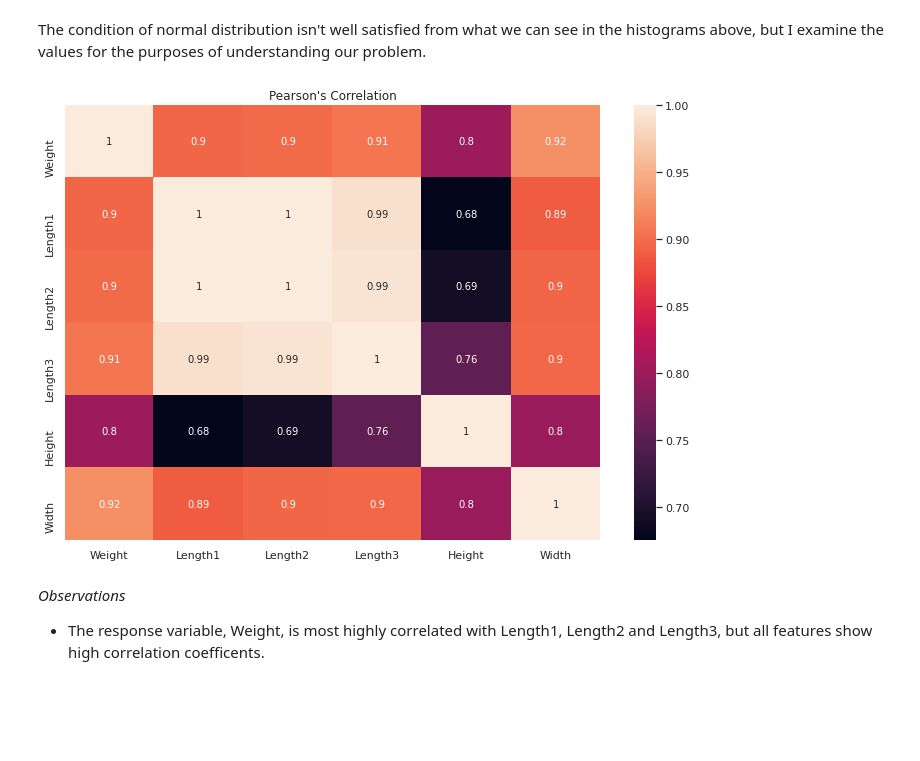
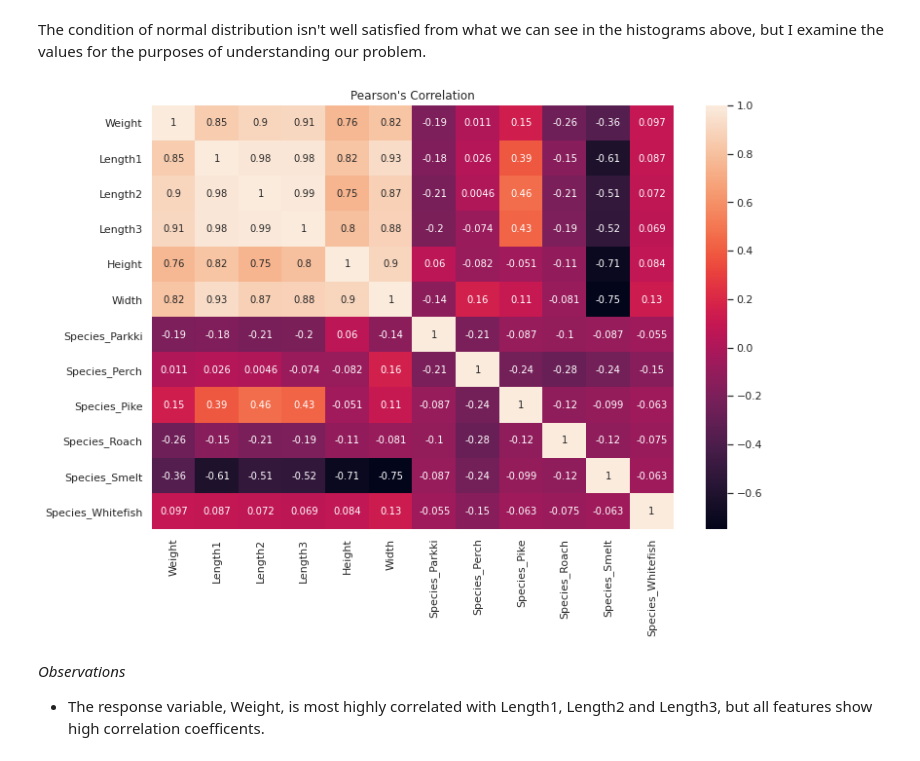
Before and after one commit to aedenj/machine-learning-explorations, a Jupyter notebook: fish-market-species/model.ipynb, the cells around one changed output. Saved outputs shown, nothing was run; the diff lists cells and outputs as text; code cells hidden in the pictures; blank space fills up the shorter version.

```diff
--- a/fish-market-species/model.ipynb
+++ b/fish-market-species/model.ipynb
@@ -221,6 +221,13 @@ for col, subplot in zip(columns_for_hist, ax.flatten()):
 #### Relationships
 # %% [markdown]
 First I'll explore correlations. In statistical terms, correlation is a method of assessing a possible two-way linear association between two continuous variables.
+# %%
+fishes_trans = fishes.copy()
+
+fishes_trans['Width'] = np.log(fishes_trans['Width'])
+fishes_trans['Height'] = np.log(fishes_trans['Height'])
+fishes_trans['Length1'] = np.log(fishes_trans['Length1'])
+fishes_trans = pd.get_dummies(data=fishes_trans, drop_first=True)
 # %% [markdown]
 **Pearson's Correlation**
 
@@ -233,10 +240,10 @@ The condition of normal distribution isn't well satisfied from what we can see i
 # %%
 plt.figure(figsize=(12,8))
 plt.title("Pearson's Correlation")
-sns.heatmap(fishes.corr(), annot=True);
+sns.heatmap(fishes_trans.corr(), annot=True);
 plt.show();
 # %% [output]
-[figure, old version]
+[figure, new version]
 # %% [markdown]
 *Observations*
 * The response variable, Weight, is most highly correlated with Length1, Length2 and Length3, but all features show high correlation coefficents.
```
Also changed, not shown: parts of 26 cells of this notebook.
